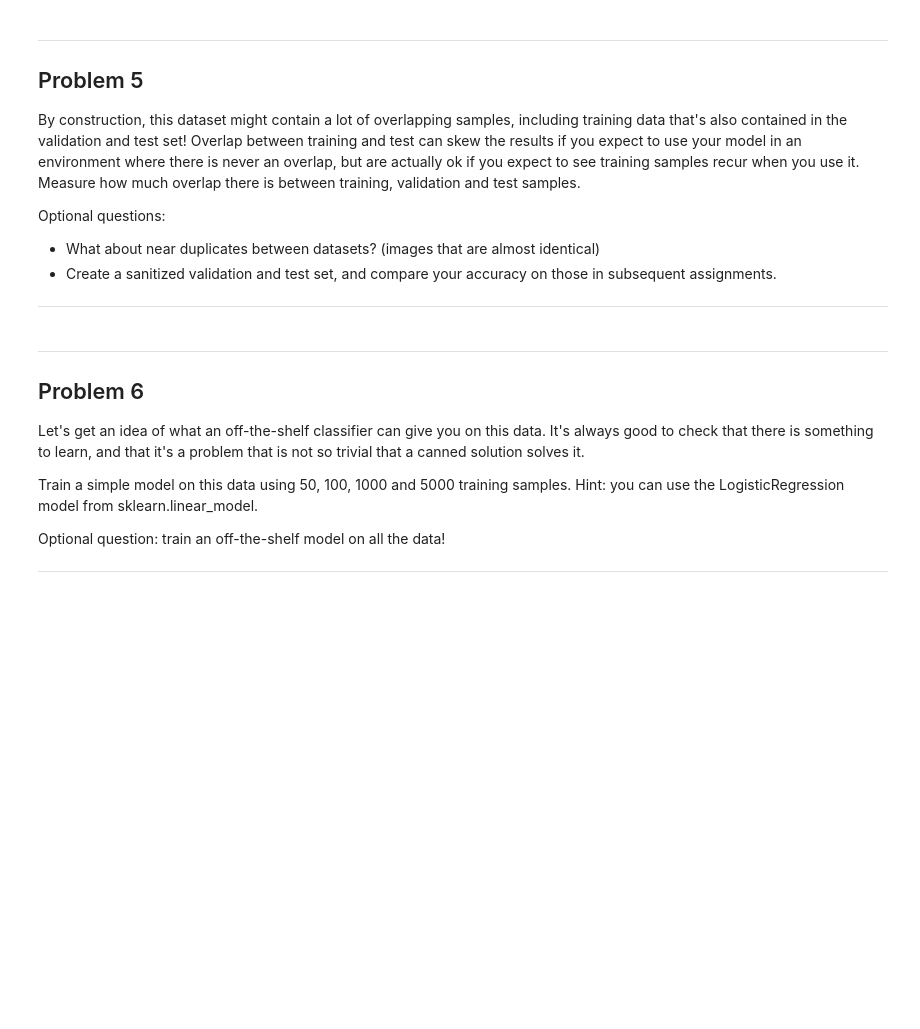
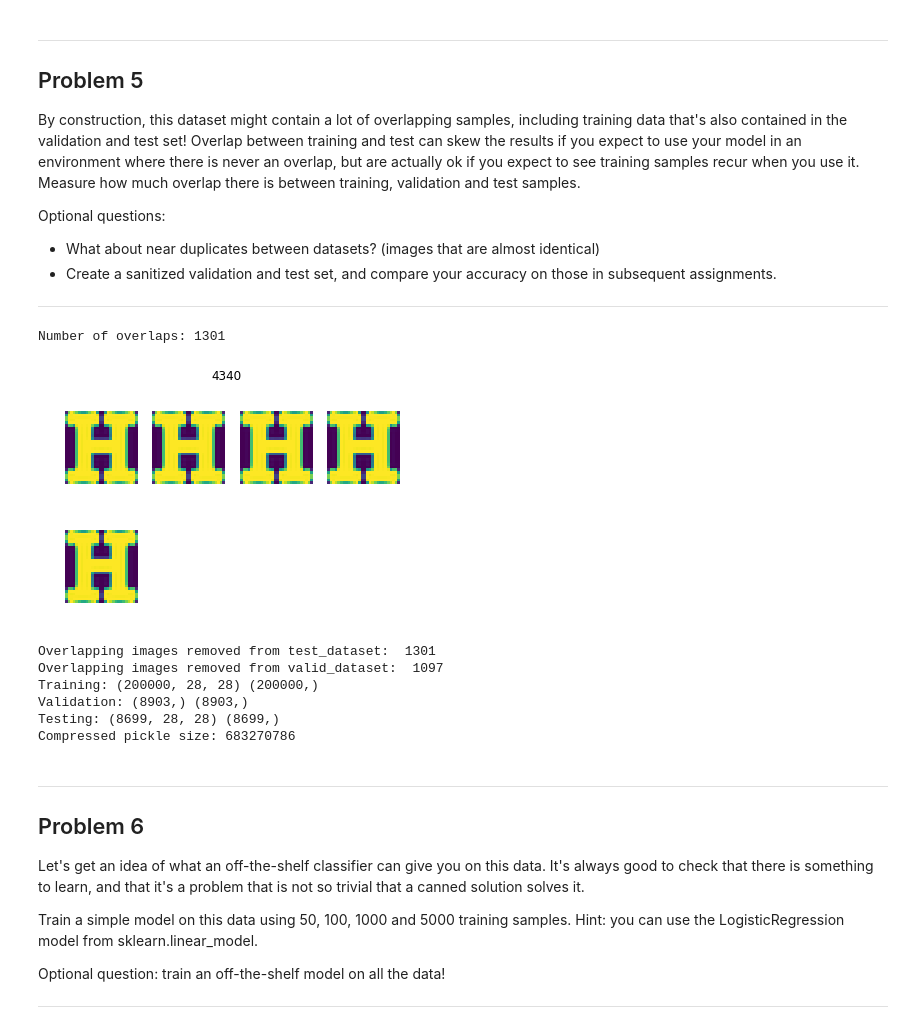
Before and after one commit to gaoshuaifu/kungfu, a Jupyter notebook: deeplearning/udacity730/1_notmnist.ipynb, the cells around one changed output. Cells and saved outputs as stored; diff of their text form; code cells hidden in the pictures; blank space fills up the shorter version.

```diff
--- a/deeplearning/udacity730/1_notmnist.ipynb
+++ b/deeplearning/udacity730/1_notmnist.ipynb
@@ -455,6 +532,84 @@ Optional questions:
 - What about near duplicates between datasets? (images that are almost identical)
 - Create a sanitized validation and test set, and compare your accuracy on those in subsequent assignments.
 ---
+# %%
+import hashlib
+
+def extract_overlap_hash_where(dataset_1, dataset_2):
+    dataset_hash_1 = np.array([hashlib.sha256(img).hexdigest() for img in dataset_1])
+    dataset_hash_2 = np.array([hashlib.sha256(img).hexdigest() for img in dataset_2])
+    overlap = {}
+    for i, hash1 in enumerate(dataset_hash_1):
+        duplicates = np.where(dataset_hash_2 == hash1)
+        if len(duplicates[0]):
+            overlap[i] = duplicates[0]
+    return overlap
+
+
+def display_overlap(overlap, source_dataset, target_dataset):
+    overlap = {k: v for k, v in overlap.items() if len(v) >= 3}
+    item = random.choice(list(overlap.keys()))
+    imgs = np.concatenate(([source_dataset[item]], target_dataset[overlap[item][0:7]]))
+    plt.suptitle(item)
+    for i, img in enumerate(imgs):
+        plt.subplot(2, 4, i + 1)
+        plt.axis('off')
+        plt.imshow(img)
+
+    plt.show()
+
+
+def sanitize(dataset_1, dataset_2, labels_1):
+    dataset_hash_1 = np.array([hashlib.sha256(img).hexdigest() for img in dataset_1])
+    dataset_hash_2 = np.array([hashlib.sha256(img).hexdigest() for img in dataset_2])
+    overlap = []  # list of indexes
+    for i, hash1 in enumerate(dataset_hash_1):
+        duplicates = np.where(dataset_hash_2 == hash1)
+        if len(duplicates[0]):
+            overlap.append(i)
+    return np.delete(dataset_1, overlap, 0), np.delete(labels_1, overlap, None)
+
+
+overlap_test_train = extract_overlap_hash_where(test_dataset, train_dataset)
+print('Number of overlaps:', len(overlap_test_train.keys()))
+display_overlap(overlap_test_train, test_dataset, train_dataset)
+
+test_dataset_sanit, test_labels_sanit = sanitize(test_dataset, train_dataset, test_labels)
+print('Overlapping images removed from test_dataset: ', len(test_dataset) - len(test_dataset_sanit))
+valid_dataset_sanit, valid_labels_sanit = sanitize(valid_dataset, train_dataset, valid_labels)
+print('Overlapping images removed from valid_dataset: ', len(valid_dataset) - len(valid_dataset_sanit))
+print('Training:', train_dataset.shape, train_labels.shape)
+print('Validation:', valid_labels_sanit.shape, valid_labels_sanit.shape)
+print('Testing:', test_dataset_sanit.shape, test_labels_sanit.shape)
+pickle_file_sanit = 'notMNIST_sanit.pickle'
+
+try:
+    f = open(pickle_file_sanit, 'wb')
+    save = {
+        'train_dataset': train_dataset,
+        'train_labels': train_labels,
+        'valid_dataset': valid_dataset_sanit,
+        'valid_labels': valid_labels_sanit,
+        'test_dataset': test_dataset_sanit,
+        'test_labels': test_labels_sanit,
+    }
+    pickle.dump(save, f, pickle.HIGHEST_PROTOCOL)
+    f.close()
+except Exception as e:
+    print('Unable to save data to', pickle_file, ':', e)
+    raise
+
+statinfo = os.stat(pickle_file_sanit)
+print('Compressed pickle size:', statinfo.st_size)
+# %% [output]
+Number of overlaps: 1301
+[figure, added]
+Overlapping images removed from test_dataset:  1301
+Overlapping images removed from valid_dataset:  1097
+Training: (200000, 28, 28) (200000,)
+Validation: (8903,) (8903,)
+Testing: (8699, 28, 28) (8699,)
+Compressed pickle size: 683270786
 # %% [markdown]
 ---
 Problem 6
```
Also changed, not shown: parts of 7 cells of this notebook.
